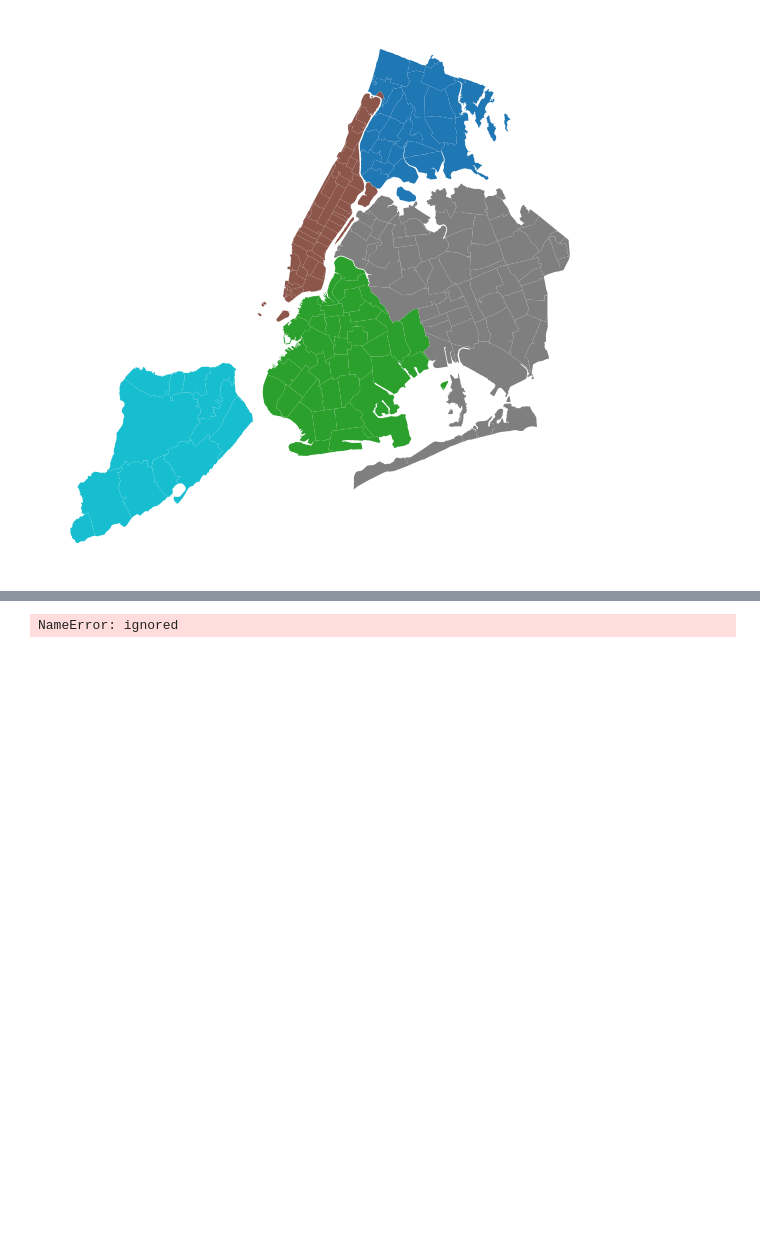
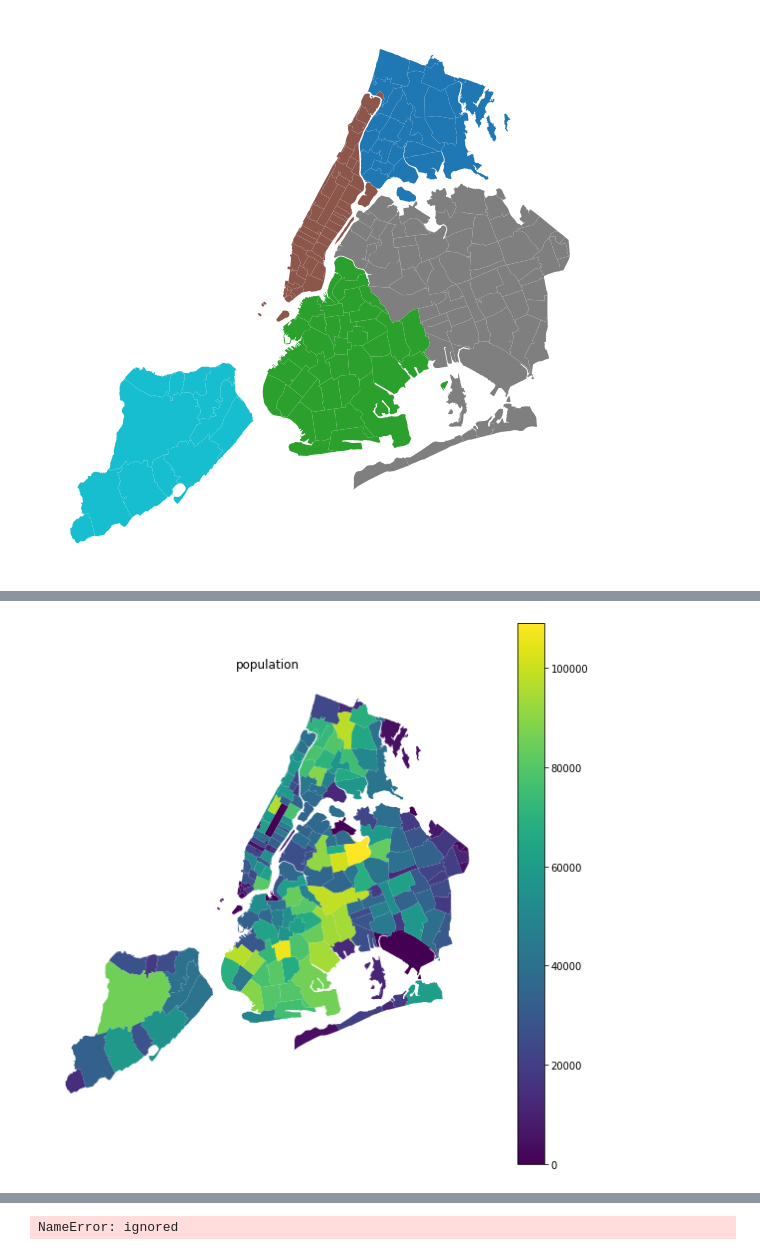
Before and after one commit to gio-bis/MLPNS2021, a Jupyter notebook: location.ipynb, the cells around one changed output, grey strips where cells are left out. Cells and saved outputs as stored; diff of their text form; code cells hidden in the pictures; blank space fills up the shorter version.

```diff
--- a/location.ipynb
+++ b/location.ipynb
@@ -115,3 +122,9 @@ ax.axis('off');
+# %%
+ax = zips.plot(column="POPULATION", figsize=(10,10), legend=True)
+ax.set_title("population")
+ax.axis('off');
+# %% [output]
+[figure, added]
 # %%
 !wget https://github.com/fedhere/MLPNS2021/blob/main/OHE/CEDIT_6_5_Friuli_Italy_1976.zip?raw=true
 # %% [output]
```
Also changed, not shown: parts of 10 cells of this notebook.
